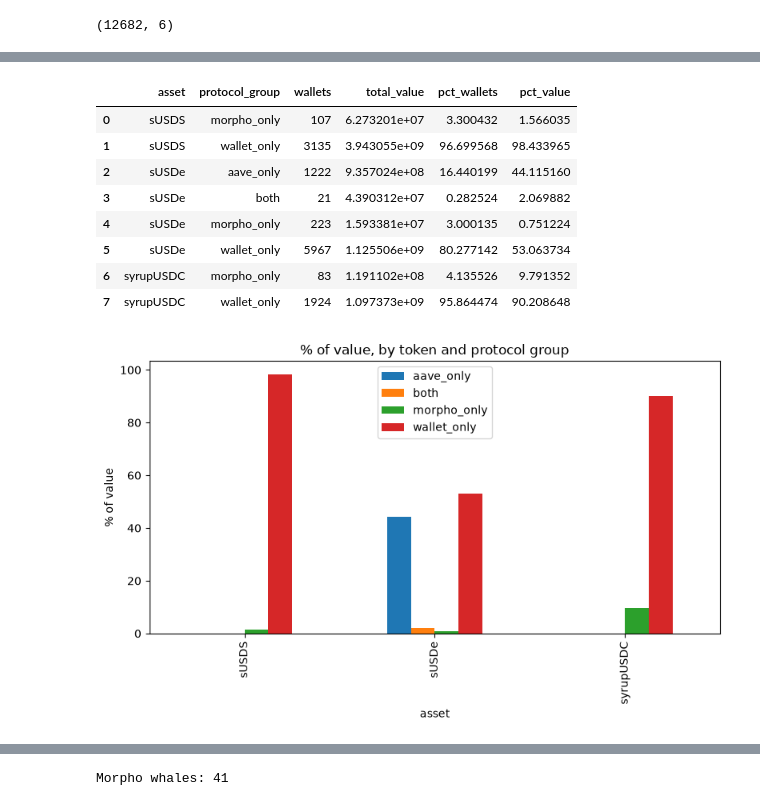
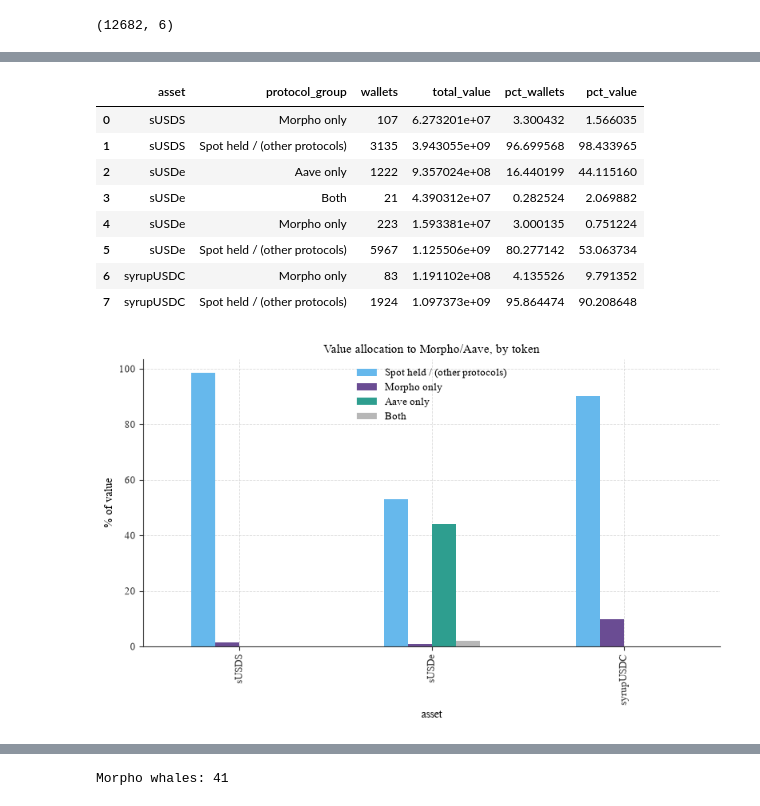
Before and after one commit to Igluminati/recursive-leverage-defi, a Jupyter notebook: analysis/full-holder-analysis/src/full_panel_analysis.ipynb, the cells around one changed output, grey strips where cells are left out. Drawn from its saved outputs; the diff is of its cells as text; code cells hidden in the pictures.

```diff
--- a/analysis/full-holder-analysis/src/full_panel_analysis.ipynb
+++ b/analysis/full-holder-analysis/src/full_panel_analysis.ipynb
@@ -2,6 +2,14 @@
 import pandas as pd
 import numpy as np
 import matplotlib.pyplot as plt
+
+plt.style.use("paper_style.mplstyle")
+from paper_palette import (
+    MORPHO_COLOR, AAVE_COLOR,
+    WHALE_COLOR, RETAILER_COLOR,
+    ALLOCATION_COLORS, ALLOCATION_LABELS,
+    PROTOCOL_GROUP_COLORS,
+)
 # %%
 CSV_FILES = {
     "syrupUSDC": "../from_dune/morpho_syrup_full_panel.csv",
@@ -38,14 +46,14 @@ def classify(row):
     protocol_bal = 0 if abs(protocol_bal) < EPSILON else protocol_bal
 
     if protocol_bal == 0:
-        return "wallet_only"
+        return "undeployed"
 
     protocol_pct = protocol_bal / total
 
     if protocol_pct > 0.90:
-        return "protocol_heavy"
+        return "fully_deployed"
 
-    return "mixed"
+    return "partially_deployed"
 
 all_df["archetype"] = all_df.apply(classify, axis=1)
 all_df["archetype"].value_counts()
@@ -227,13 +220,13 @@ def protocol_group(row):
     m = row["YBS_in_morpho"] > 0
     a = row["YBS_in_aave"] > 0
     if m and a:
-        return "both"
+        return "Both"
     elif m:
-        return "morpho_only"
+        return "Morpho only"
     elif a:
-        return "aave_only"
+        return "Aave only"
     else:
-        return "wallet_only"
+        return "Spot held / (other protocols)"
 
 all_df["protocol_group"] = all_df.apply(protocol_group, axis=1)
 
@@ -252,32 +245,34 @@ split_table["pct_value"] = split_table.groupby("asset")["total_value"].transform
 split_table.sort_values(["asset", "protocol_group"])
 # %% [output]
 |  | asset | protocol_group | wallets | total_value | pct_wallets | pct_value |
-| 0 | sUSDS | morpho_only | 107 | 6.273201e+07 | 3.300432 | 1.566035 |
-| 1 | sUSDS | wallet_only | 3135 | 3.943055e+09 | 96.699568 | 98.433965 |
-| 2 | sUSDe | aave_only | 1222 | 9.357024e+08 | 16.440199 | 44.115160 |
-| 3 | sUSDe | both | 21 | 4.390312e+07 | 0.282524 | 2.069882 |
-| 4 | sUSDe | morpho_only | 223 | 1.593381e+07 | 3.000135 | 0.751224 |
-| 5 | sUSDe | wallet_only | 5967 | 1.125506e+09 | 80.277142 | 53.063734 |
-| 6 | syrupUSDC | morpho_only | 83 | 1.191102e+08 | 4.135526 | 9.791352 |
-| 7 | syrupUSDC | wallet_only | 1924 | 1.097373e+09 | 95.864474 | 90.208648 |
+| 0 | sUSDS | Morpho only | 107 | 6.273201e+07 | 3.300432 | 1.566035 |
+| 1 | sUSDS | Spot held / (other protocols) | 3135 | 3.943055e+09 | 96.699568 | 98.433965 |
+| 2 | sUSDe | Aave only | 1222 | 9.357024e+08 | 16.440199 | 44.115160 |
+| 3 | sUSDe | Both | 21 | 4.390312e+07 | 0.282524 | 2.069882 |
+| 4 | sUSDe | Morpho only | 223 | 1.593381e+07 | 3.000135 | 0.751224 |
+| 5 | sUSDe | Spot held / (other protocols) | 5967 | 1.125506e+09 | 80.277142 | 53.063734 |
+| 6 | syrupUSDC | Morpho only | 83 | 1.191102e+08 | 4.135526 | 9.791352 |
+| 7 | syrupUSDC | Spot held / (other protocols) | 1924 | 1.097373e+09 | 95.864474 | 90.208648 |
 # %%
 
 pivot_wallets = split_table.pivot(index="asset", columns="protocol_group", values="pct_wallets").fillna(0)
 pivot_value = split_table.pivot(index="asset", columns="protocol_group", values="pct_value").fillna(0)
 
+# reorder columns so legend is consistent
+col_order = [c for c in ["Spot held / (other protocols)", "Morpho only", "Aave only", "Both"] if c in pivot_value.columns]
+pivot_value = pivot_value[col_order]
 
 fig, ax = plt.subplots(figsize=(8, 5))
-
-pivot_value.plot(kind="bar", ax=ax)
-ax.set_title("% of value, by token and protocol group")
+pivot_value.plot(kind="bar", ax=ax, color=[PROTOCOL_GROUP_COLORS[c] for c in pivot_value.columns])
+ax.set_title("Value allocation to Morpho/Aave, by token")
 ax.set_ylabel("% of value")
 ax.legend(title="")
 
 plt.tight_layout()
 plt.savefig("../output/protocol_split_by_token_value.png", dpi=300, bbox_inches="tight")
 plt.show()
 # %% [output]
-[figure, old version]
+[figure, new version]
 # %%
 WHALE_THRESHOLD = 1_000_000
 
```
Also changed, not shown: parts of 10 cells of this notebook, 29 other files.
